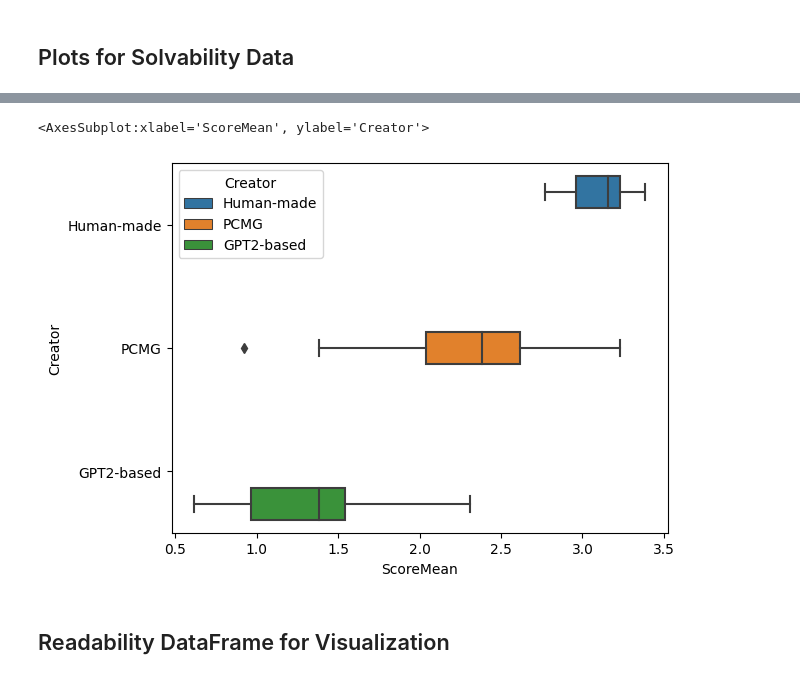
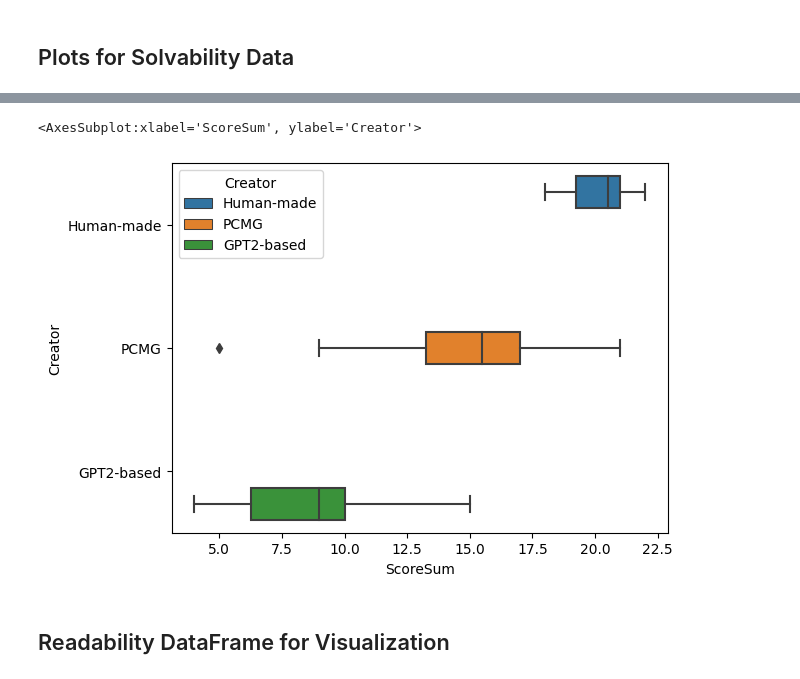
Before and after one commit to rsk25/PCMG, a Jupyter notebook: hypothesis_testing.ipynb, the cells around one changed output, grey strips where cells are left out. Saved outputs shown, nothing was run; the diff lists cells and outputs as text; code cells hidden in the pictures.

```diff
--- a/hypothesis_testing.ipynb
+++ b/hypothesis_testing.ipynb
@@ -61,3 +61,4 @@ solvability_data_vis = solvability_data.copy()
 # %%
 solvability_data_vis['ScoreSum'] = solvability_data.sum(axis=1, numeric_only=True)
 solvability_data_vis['ScoreMean'] = solvability_data.mean(axis=1, numeric_only=True)
+solvability_data_vis['ScoreMedian'] = solvability_data.median(axis=1, numeric_only=True)
@@ -71,8 +92,8 @@ sns.barplot(data=solvability_data_vis, x="Question", y="ScoreMean", hue="Creator
 # %%
-sns.boxplot(data=solvability_data, x="ScoreMean", y="Creator", hue="Creator")
+sns.boxplot(data=solvability_data_vis, x="ScoreSum", y="Creator", hue="Creator")
 # %% [output]
-<AxesSubplot:xlabel='ScoreMean', ylabel='Creator'>
+<AxesSubplot:xlabel='ScoreSum', ylabel='Creator'>
-[figure, old version]
+[figure, new version]
 # %% [markdown]
 ## Readability DataFrame for Visualization
 # %%
```
Also changed, not shown: parts of 73 cells of this notebook.
